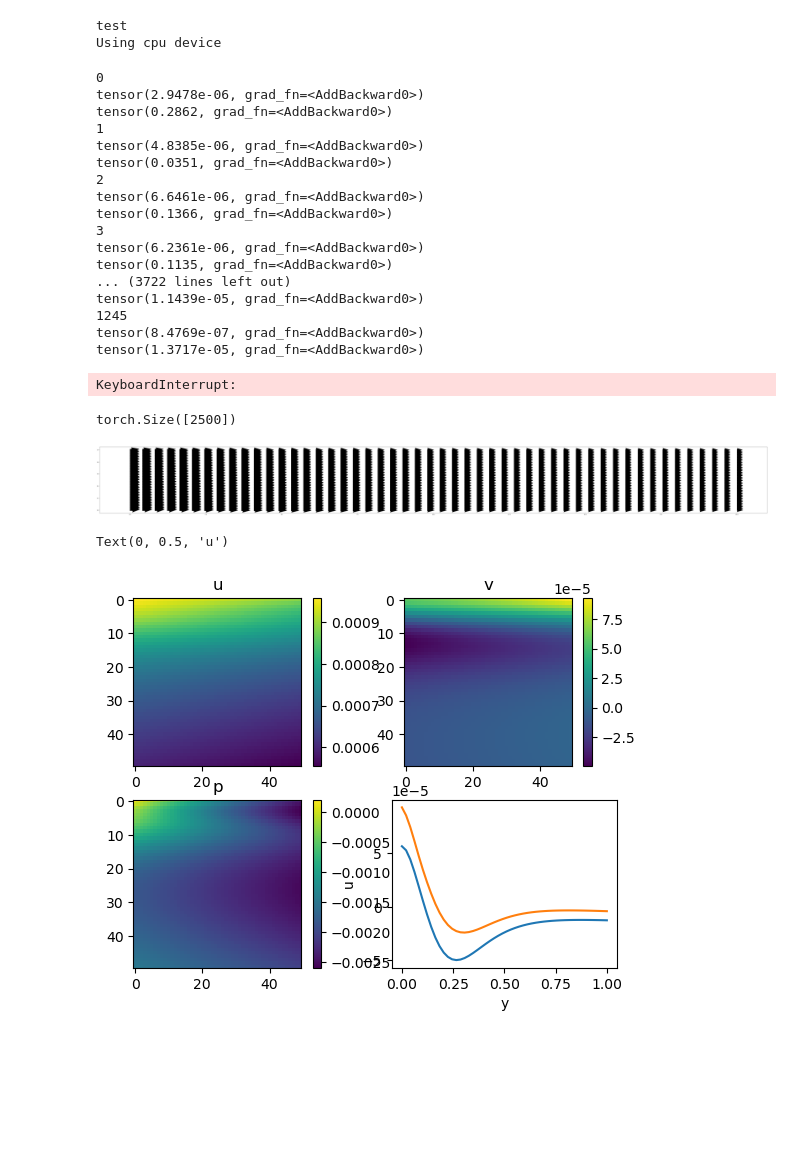
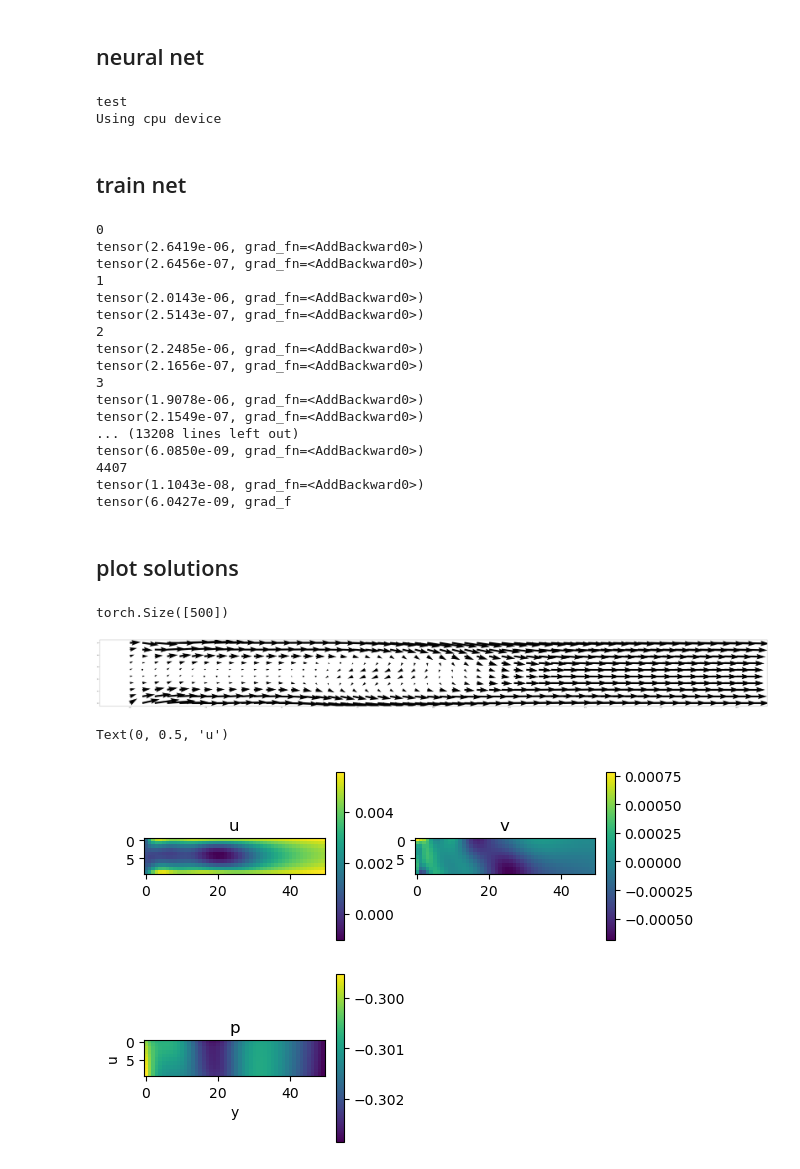
Before and after one commit to jule31415/PINN-Vortrag, a Jupyter notebook: navierstokes_circle.ipynb, the cells around one changed output. Drawn from its saved outputs; the diff is of its cells as text; code cells hidden in the pictures; blank space fills up the shorter version.

```diff
--- a/navierstokes_circle.ipynb
+++ b/navierstokes_circle.ipynb
@@ -13,3 +11,5 @@ test
+# %% [markdown]
+## neural net
 # %%
 print('test')
 device = (
@@ -162,6 +162,8 @@ def u_err_p(net,p_bd,x_bd):
 # %% [output]
 test
 Using cpu device
+# %% [markdown]
+## train net
 # %%
 
 model = NeuralNetwork().to(device)
@@ -169,7 +171,7 @@ model = NeuralNetwork().to(device)
 optimizer=torch.optim.Adam(model.parameters())
 for i in range(10000):
     optimizer.zero_grad()
-    loss1=u_err_circle(model,10.0,0.5,0.2)+u_err_y(model,0.001,0.0,0.0)+u_err_y(model,0.001,0.0,1.0)+u_err_x(model,0.001,0.0,20.0) +u_err_x(model,0.001,0.0,0.0)
+    loss1=u_err_circle(model,10.0,0.5,0.1)+u_err_y(model,0.001,0.0,0.0)+u_err_y(model,0.001,0.0,1.0)+u_err_x(model,0.001,0.0,20.0) +u_err_x(model,0.001,0.0,0.0)
 
     #pred_bc=model(pt_t_bc)
     #loss1=u(model,t0,u0)
@@ -194,65 +196,64 @@ for i in range(10000):
     print(loss2)
 # %% [output]
 0
-tensor(2.9478e-06, grad_fn=<AddBackward0>)
-tensor(0.2862, grad_fn=<AddBackward0>)
+tensor(2.6419e-06, grad_fn=<AddBackward0>)
+tensor(2.6456e-07, grad_fn=<AddBackward0>)
 1
-tensor(4.8385e-06, grad_fn=<AddBackward0>)
-tensor(0.0351, grad_fn=<AddBackward0>)
+tensor(2.0143e-06, grad_fn=<AddBackward0>)
+tensor(2.5143e-07, grad_fn=<AddBackward0>)
 2
-tensor(6.6461e-06, grad_fn=<AddBackward0>)
-tensor(0.1366, grad_fn=<AddBackward0>)
+tensor(2.2485e-06, grad_fn=<AddBackward0>)
+tensor(2.1656e-07, grad_fn=<AddBackward0>)
 3
-tensor(6.2361e-06, grad_fn=<AddBackward0>)
-tensor(0.1135, grad_fn=<AddBackward0>)
-... (3722 lines left out)
-tensor(1.1439e-05, grad_fn=<AddBackward0>)
-1245
-tensor(8.4769e-07, grad_fn=<AddBackward0>)
-tensor(1.3717e-05, grad_fn=<AddBackward0>)
+tensor(1.9078e-06, grad_fn=<AddBackward0>)
+tensor(2.1549e-07, grad_fn=<AddBackward0>)
+... (13208 lines left out)
+tensor(6.0850e-09, grad_fn=<AddBackward0>)
+4407
+tensor(1.1043e-08, grad_fn=<AddBackward0>)
+tensor(6.0427e-09, grad_f
-KeyboardInterrupt:
+# %% [markdown]
+## plot solutions
 # %%
 
 t_bc=np.zeros(1)
 x_bc=np.linspace(0,20,50)
-y_bc=np.linspace(0,1,50)
+y_bc=np.linspace(0,1,10)
 t_bcm,x_bcm, y_bcm=np.meshgrid(t_bc,x_bc,y_bc)
-t_bcm=np.reshape(t_bcm,(2500,1))
-x_bcm=np.reshape(x_bcm,(2500,1))
-y_bcm=np.reshape(y_bcm,(2500,1))
+t_bcm=np.reshape(t_bcm,(500,1))
+x_bcm=np.reshape(x_bcm,(500,1))
+y_bcm=np.reshape(y_bcm,(500,1))
 pt_t_bc= Variable(torch.from_numpy(t_bcm).float(), requires_grad=True).to(device)
 pt_x_bc= Variable(torch.from_numpy(x_bcm).float(), requires_grad=True).to(device)
 pt_y_bc= Variable(torch.from_numpy(y_bcm).float(), requires_grad=True).to(device)
 psi=model(pt_t_bc,pt_x_bc,pt_y_bc)[:,0]
 print(np.shape(psi))
 p=model(pt_t_bc,pt_x_bc,pt_y_bc)[:,1]
 u = torch.autograd.grad(psi.sum(), pt_y_bc, create_graph=True)[0]
 v = -torch.autograd.grad(psi.sum(), pt_x_bc, create_graph=True)[0]
 fig=plt.gcf()
 fig.set_size_inches(100,10)
-plt.quiver(x_bcm,y_bcm,u.detach().numpy().reshape((50,50)),v.detach().numpy().reshape((50,50)))
+plt.quiver(x_bcm,y_bcm,u.detach().numpy().reshape((50,10)),v.detach().numpy().reshape((50,10)))
 plt.show()
 plt.subplot(2,2,1)
-plt.imshow(u.detach().numpy().reshape((50,50)))
+plt.imshow(u.detach().numpy().reshape((50,10)).T)
 plt.title('u')
 plt.colorbar()
 plt.subplot(2,2,2)
-plt.imshow(v.detach().numpy().reshape((50,50)))
+plt.imshow(v.detach().numpy().reshape((50,10)).T)
 plt.title('v')
 plt.colorbar()
 plt.subplot(2,2,3)
-plt.imshow(p.detach().numpy().reshape((50,50)))
+plt.imshow(p.detach().numpy().reshape((50,10)).T)
 plt.title('p')
 plt.colorbar()
-plt.subplot(2,2,4)
-plt.plot(np.linspace(0,1,50),v.detach().numpy().reshape((50,50))[:,0])
-plt.plot(np.linspace(0,1,50),v.detach().numpy().reshape((50,50))[:,-1])
+
 #plt.plot(np.linspace(0,1,50),(np.linspace(0,1,50)-0.5)**2*0.5-0.125)
 plt.xlabel('y')
 plt.ylabel('u')
 #plt.plot(t_test, np.sin(t_test))
 # %% [output]
-torch.Size([2500])
+torch.Size([500])
-[figure, old version]
+[figure, new version]
 Text(0, 0.5, 'u')
-[figure, old version]
+[figure, new version]
```
Also changed, not shown: parts of 3 cells of this notebook, 2 other files.
